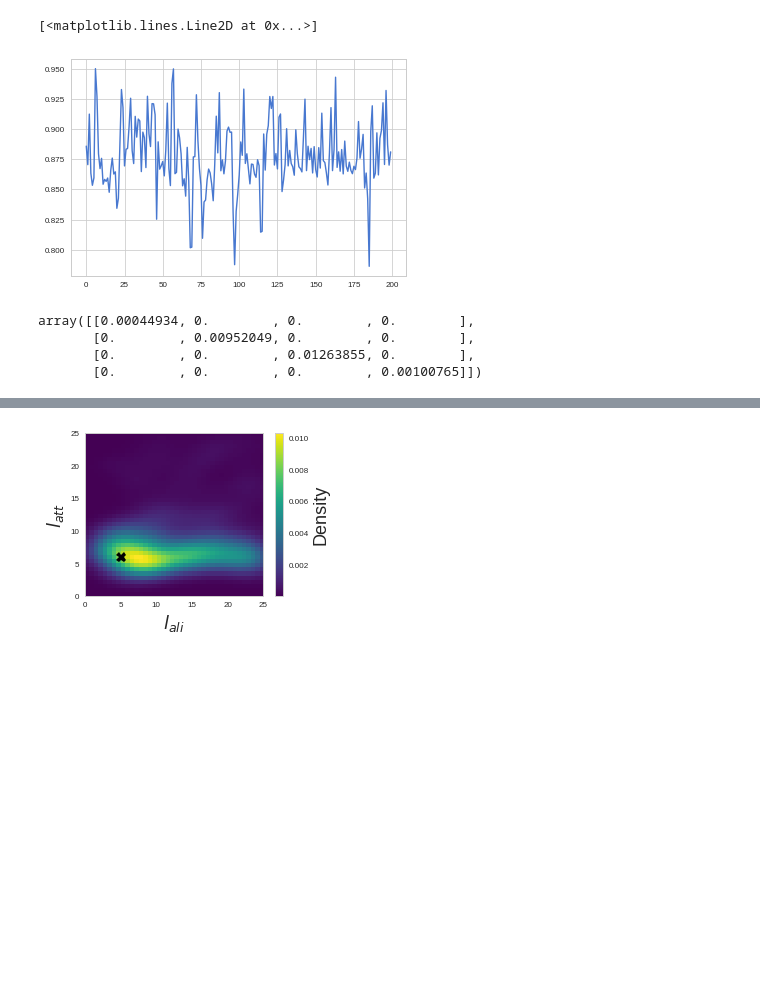
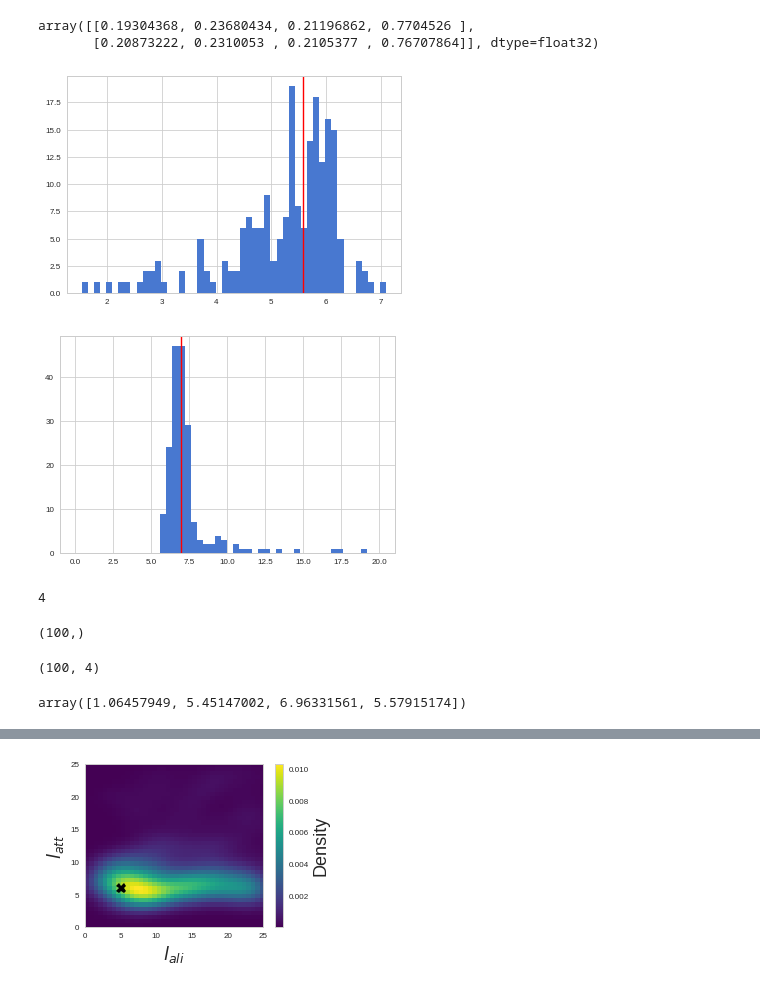
Before and after one commit to ctorney/abc-graph-nets, a Jupyter notebook: two_parameter_inference.ipynb, the cells around one changed output, grey strips where cells are left out. Cells and saved outputs as stored; diff of their text form; code cells hidden in the pictures; blank space fills up the shorter version.

```diff
--- a/two_parameter_inference.ipynb
+++ b/two_parameter_inference.ipynb
@@ -76,7 +74,7 @@ import tensorflow as tf
 L= 200
 N= 100
 repeat = 100
-discard = 5000
+discard = 1000
 timesteps = 200
 save_interval=100
 dt=0.1
@@ -85,9 +83,14 @@ dt=0.1
 data_sim = zonal_gnn.zonal_model(N,timesteps=timesteps+discard,discard=discard,L=L,repeat=repeat, dt=dt,save_interval=save_interval,disable_progress=True)
 
 
-latt=6
+latt= 1
 lrep= 1
-lali= 5
-va=2*pi
+lali= 4
+va=1.5*pi
 
-data_sim.run_sim(lrep, latt, lali, va)
+
+lrep = 1.
+lali = 5.5898438 -lrep
+latt = 6.9765625 - lali
+va = 6.2831855
+data_sim.run_sim(lrep, lali, latt, va)
@@ -124,3 +110,8 @@ for np_v, tf_v in zip(outputvars,epd.trainable_variables):
+# %%
+epd(X,V).numpy()
+# %% [output]
+array([[0.19304368, 0.23680434, 0.21196862, 0.7704526 ],
+       [0.20873222, 0.2310053 , 0.2105377 , 0.76707864]], dtype=float32)
 # %%
 
 data_sum_stats = []
@@ -134,7 +125,2 @@ for i in range(repeat):
 
 macrodata=np.array(data_sum_stats).reshape((-1,4))
-# %%
-plt.plot(macrodata[:,3])
-# %% [output]
-[<matplotlib.lines.Line2D at 0x...>]
-[figure, removed]
@@ -141,14 +129,40 @@ plt.plot(macrodata[:,3])
+# %%
+plt.hist(15*macrodata[:,1],bins=50)
+plt.axvline(5.58,c='r')
+plt.show()
+
+
+plt.hist(25*macrodata[:,2],range=(0,20),bins=50)
+plt.axvline(6.97,c='r')
+plt.show()
+# %% [output]
+[figure, added]
+[figure, added]
 # %%
-# ss_0 = macrodata
-# theta_DATA0 = np.mean(ss_0,axis=0)
-# sd0 =  np.std(ss_0,axis=0)
-# cov = np.diag(sd0**2)
+ss_0 = macrodata
+theta_DATA0 = np.median(ss_0,axis=0)
+sd0 =  np.std(ss_0,axis=0)
+cov = np.diag(sd0**2)
+sd0.shape[0]
+# %% [output]
+4
+# %%
+scipy.stats.multivariate_normal(theta_DATA0,1).pdf(sim_output).shape
+# %% [output]
+(100,)
+# %%
+sim_output.shape
+# %% [output]
+(100, 4)
+# %%
+theta_DATA0*[5,15,25,6.28]
+#[1.        5.5898438 6.9765625 6.2831855]
+# %% [output]
+array([1.06457949, 5.45147002, 6.96331561, 5.57915174])
 # %%
 # #macrodata = macrodata.T
 # cov
+lrep
+
+sim_output = simulator_2d([4.6,2.4])
-# %% [output]
-array([[0.00044934, 0.        , 0.        , 0.        ],
-       [0.        , 0.00952049, 0.        , 0.        ],
-       [0.        , 0.        , 0.01263855, 0.        ],
-       [0.        , 0.        , 0.        , 0.00100765]])
 # %%
```
Also changed, not shown: parts of 16 cells of this notebook, 5 other files.
